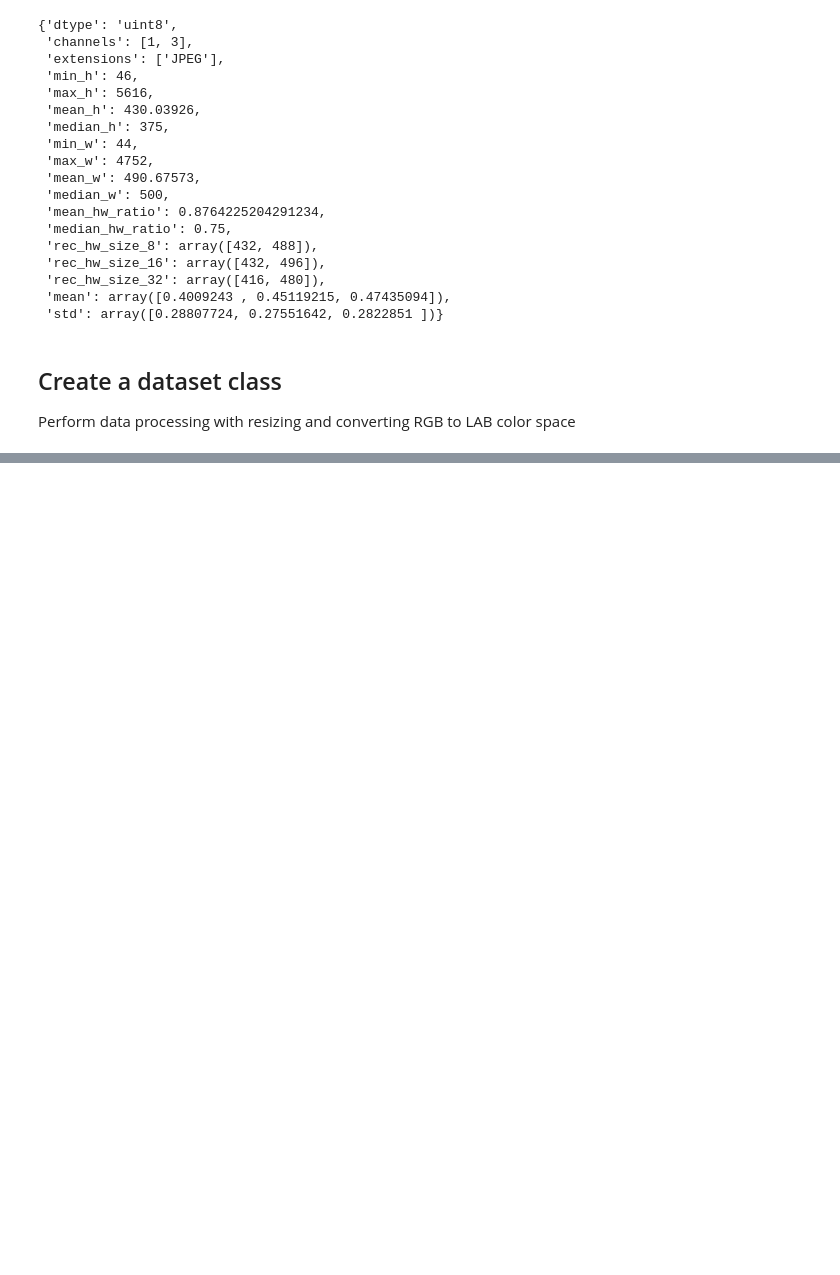
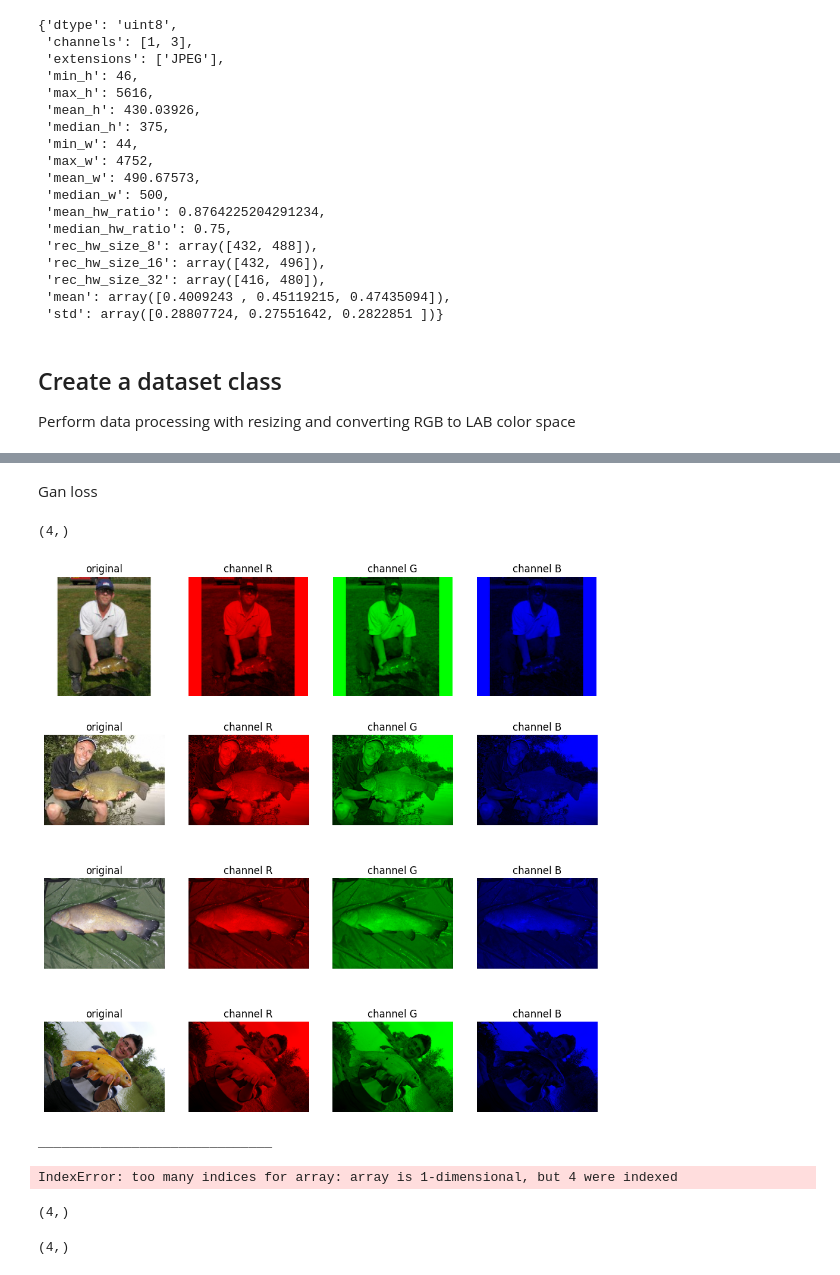
Before and after one commit to cnydo/Image-colorization, a Jupyter notebook: Image-Colorization.ipynb, the cells around one changed output, grey strips where cells are left out. Cells and saved outputs as stored; diff of their text form; code cells hidden in the pictures; blank space fills up the shorter version.

```diff
--- a/Image-Colorization.ipynb
+++ b/Image-Colorization.ipynb
@@ -330,12 +458,0 @@ class Unet(nn.Module):
-# %%
-w = 10
-h = 10
-fig = plt.figure(figsize=(9, 13))
-col = 4
-row = 5
-ax = []
-for i in range(col * row):
-    img = np.array(Image)
-    ax.append(fig.add_subplot(row, col, i+1))
-    ax[-1].set_title("ax:"+str(i))  # set title
-    plt.imshow(img)
@@ -378,0 +508,2 @@ fig = plt.figure(figsize=(12, 3*b))
+# %% [markdown]
+Gan loss
@@ -378,0 +537,32 @@ fig = plt.figure(figsize=(12, 3*b))
+# %%
+from keras.utils import img_to_array
+img_list = []
+for i in range(4):
+    img_list.append(img_to_array(Image.open(train_img_paths[i])))
+img_list = np.array(img_list, dtype='object')
+print(img_list.shape)
+# %% [output]
+(4,)
+# %%
+from copy import copy
+count = 1
+fig = plt.figure(figsize=(12, 3*img_list.shape[0]))
+# loop over the images in the list
+for rgb in img_list:
+    ax = fig.add_subplot(img_list.shape[0], 4, count)
+    ax.imshow(rgb/255)
+    ax.axis('off')
+    ax.set_title('original')
+    count += 1
+    # plot the rgb channels
+    for i, lab in enumerate('RGB'):
+        crgb = np.zeros(rgb.shape)
+        crgb[:, :, i] = rgb[:, :, i]
+        ax = fig.add_subplot(img_list.shape[0], 4, count)
+        ax.imshow(crgb/255)
+        ax.axis('off')
+        ax.set_title('channel {}'.format(lab))
+        count += 1
+plt.show()
+# %% [output]
+[figure, added]
@@ -378,0 +576,13 @@ fig = plt.figure(figsize=(12, 3*b))
+# %%
+plotMinMax(img_list)
+# %% [output]
+______________________________
+IndexError: too many indices for array: array is 1-dimensional, but 4 were indexed
+# %%
+img_list.shape
+# %% [output]
+(4,)
+# %%
+(img_list/255).shape
+# %% [output]
+(4,)
```
Also changed, not shown: parts of 26 cells of this notebook, 1 other file.
